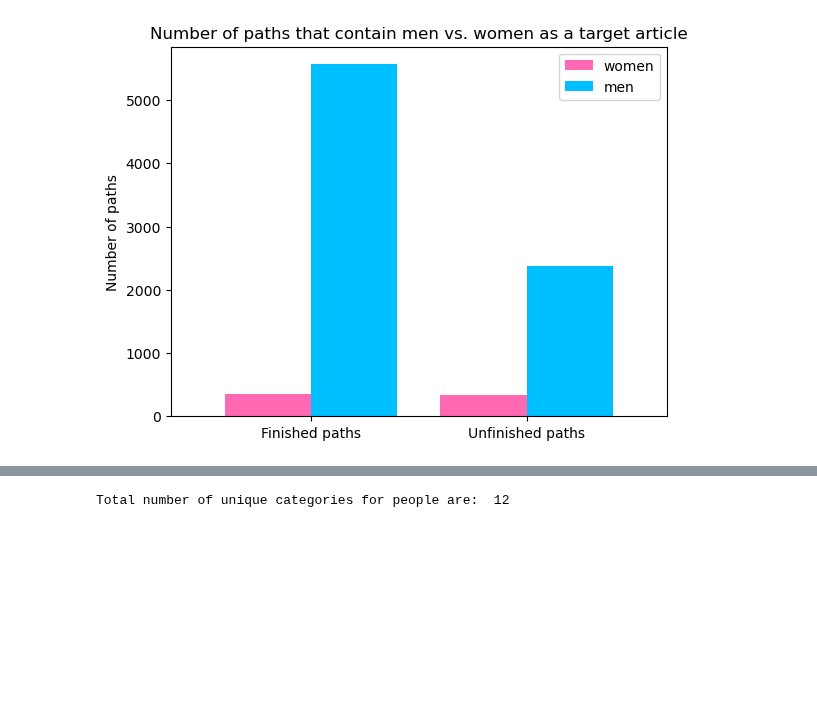
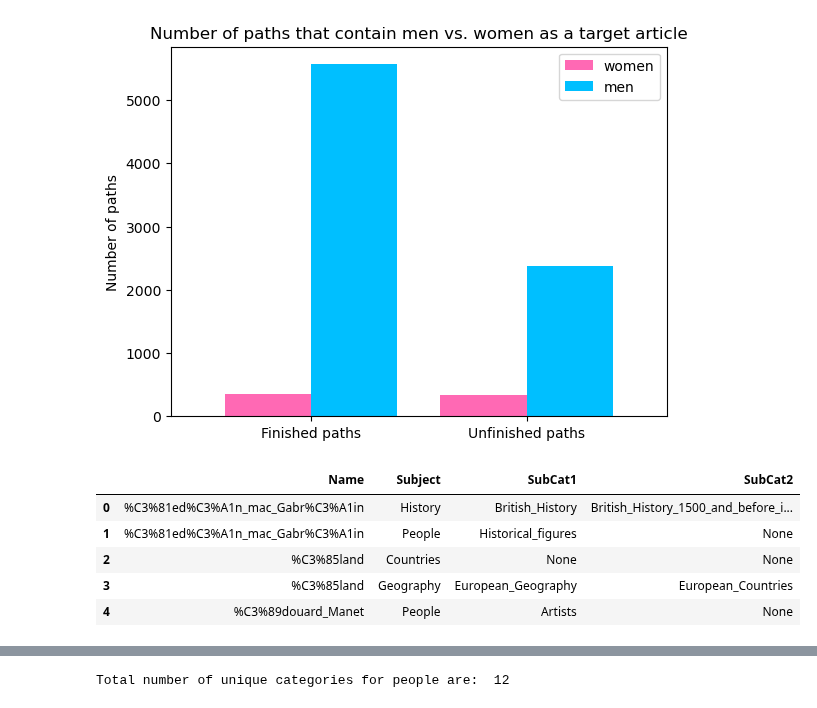
Before and after one commit to epfl-ada/ada-2022-project-metadata, a Jupyter notebook: vala.ipynb, the cells around one changed output, grey strips where cells are left out. Cells and saved outputs as stored; diff of their text form; code cells hidden in the pictures; blank space fills up the shorter version.

```diff
--- a/vala.ipynb
+++ b/vala.ipynb
@@ -247,3 +243,20 @@ ax = compare_mv.plot.bar(rot=0, color = ['hotpink','deepskyblue'],
                          ylabel = 'Number of paths', width = 0.8)
 # %% [output]
 [figure]
+# %%
+split = categories['category'].str.split(".", expand=True)
+categories = pd.concat([categories["artic"], split], axis=1)
+
+# Check if all values in 0 are subject, then discard column
+if (categories[0] == categories[0][0]).all():
+    categories = categories.drop(columns=0)
+
+categories.columns = ["Name", "Subject", "SubCat1", "SubCat2"]
+categories.head(5)
+# %% [output]
+|  | Name | Subject | SubCat1 | SubCat2 |
+| 0 | %C3%81ed%C3%A1n_mac_Gabr%C3%A1in | History | British_History | British_History_1500_and_before_i... |
+| 1 | %C3%81ed%C3%A1n_mac_Gabr%C3%A1in | People | Historical_figures | None |
+| 2 | %C3%85land | Countries | None | None |
+| 3 | %C3%85land | Geography | European_Geography | European_Countries |
+| 4 | %C3%89douard_Manet | People | Artists | None |
```
Also changed, not shown: parts of 6 cells of this notebook.
